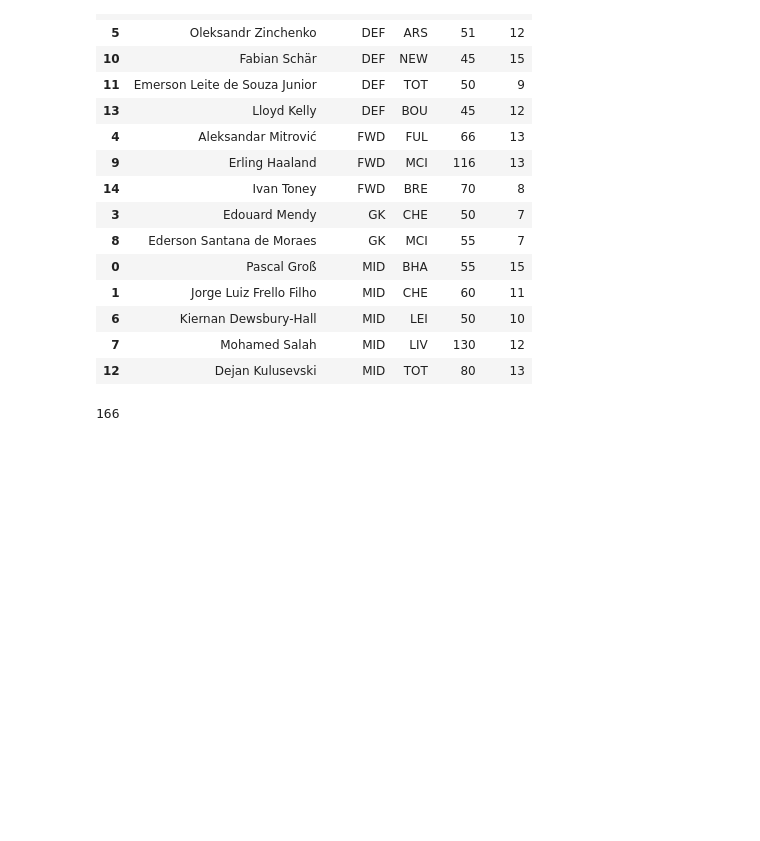
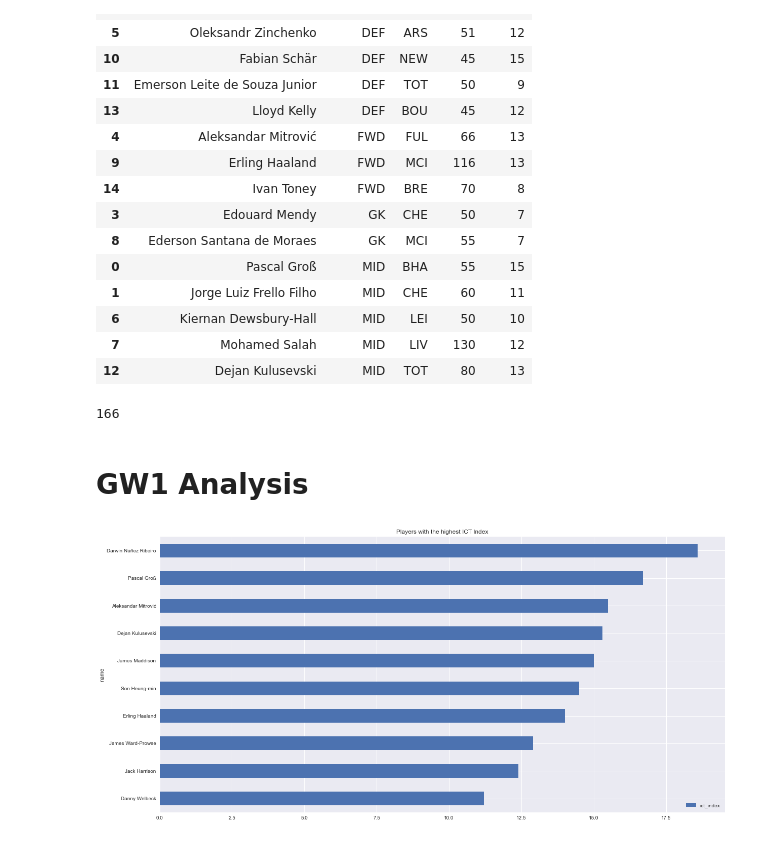
Before and after one commit to nahomfix/fpl-lp, a Jupyter notebook: fpl.ipynb, the cells around one changed output. Saved outputs shown, nothing was run; the diff lists cells and outputs as text; code cells hidden in the pictures; blank space fills up the shorter version.

Commit message:
wip: add top 10 analysis plots

```diff
--- a/fpl.ipynb
+++ b/fpl.ipynb
@@ -218,3 +220,11 @@ constraint_pretty = " + ".join( re.findall('[0-9\.]*\*1.0', constraint) )
 # print()
 # print("Score: ")
 # print(score_pretty + " = " + str(eval(score_pretty)))
+# %% [markdown]
+# GW1 Analysis
+# %%
+plt.style.use('seaborn')
+# %%
+df_modify.sort_values(by="ict_index", ascending=False).nlargest(n=10, columns="ict_index").plot(kind="barh", x="name", y="ict_index", figsize=(20, 10), title="Players with the highest ICT Index").invert_yaxis()
+# %% [output]
+[figure, added]
```
Also changed, not shown: parts of 4 cells of this notebook.
